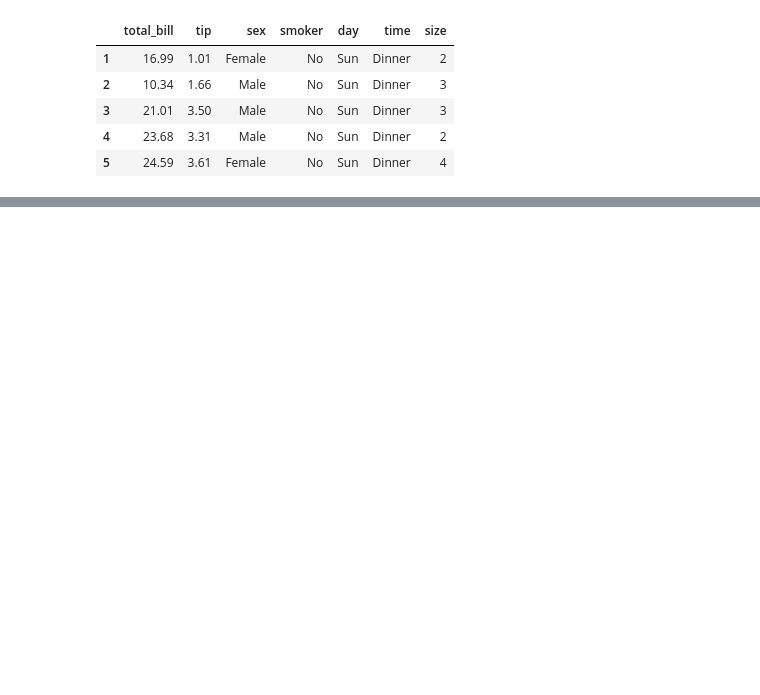
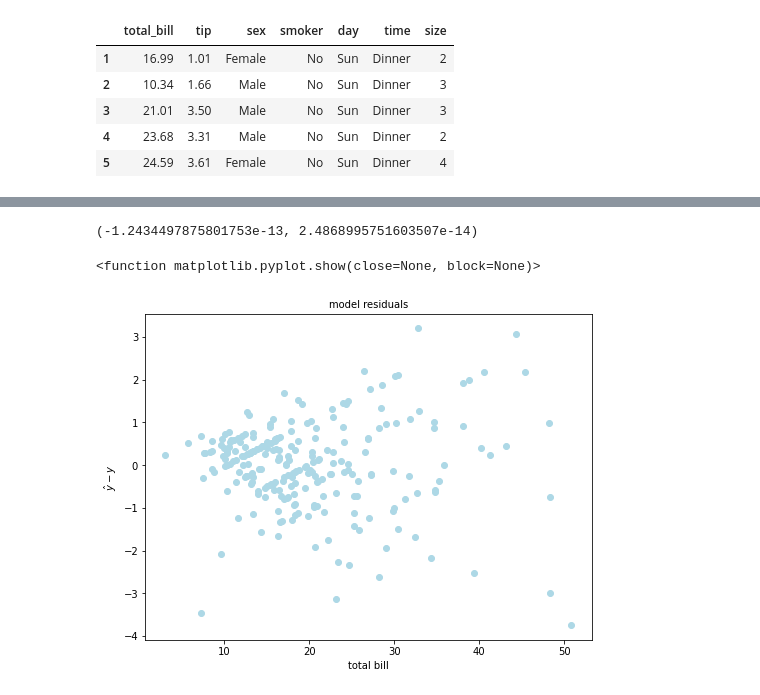
Before and after one commit to MatthewL09/regression-exercises, a Jupyter notebook: evaluate.ipynb, the cells around one changed output, grey strips where cells are left out. Cells and saved outputs as stored; diff of their text form; code cells hidden in the pictures; blank space fills up the shorter version.

```diff
--- a/evaluate.ipynb
+++ b/evaluate.ipynb
@@ -31,0 +90,6 @@ df.head()
+# %%
+# calculating residuals for baseline and linear regression models
+
+df['residual'] = df.yhat - df.tip
+df['baseline_residual'] = df.baseline - df.tip
+df.head()
@@ -31,0 +103,20 @@ df.head()
+# %%
+df.residual.sum(), df.baseline_residual.sum()
+# %% [output]
+(-1.2434497875801753e-13, 2.4868995751603507e-14)
+# %%
+# plotting residuals for the linear regression model
+plt.figure(figsize = (8,6))
+plt.scatter(df.total_bill, df.residual, color = 'lightblue')
+
+# setting titles
+plt.title('model residuals', fontsize = 10)
+
+# set labels
+plt.ylabel(r'$\hat{y}-y$')
+plt.xlabel('total bill')
+
+plt.show
+# %% [output]
+<function matplotlib.pyplot.show(close=None, block=None)>
+[figure, added]
```
Also changed, not shown: parts of 22 cells of this notebook.
